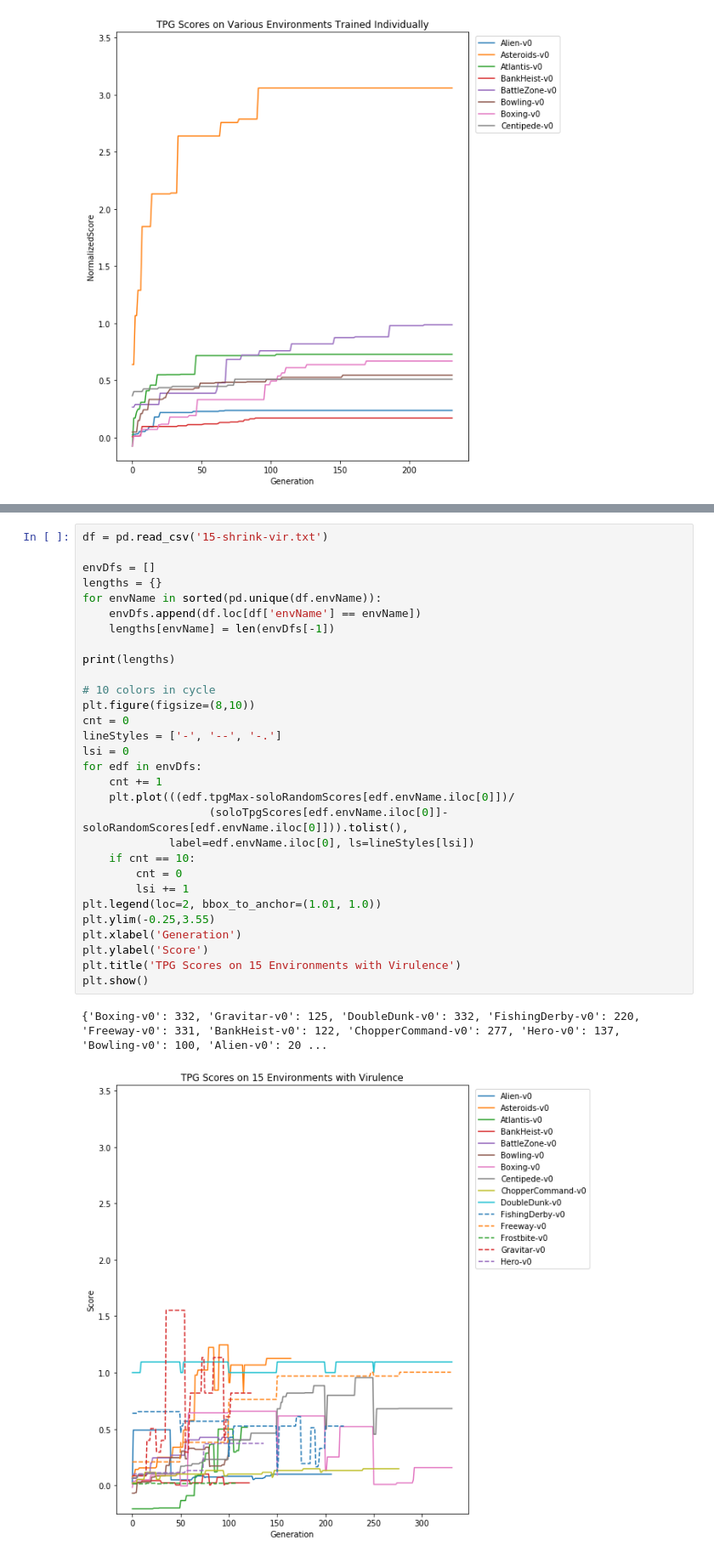
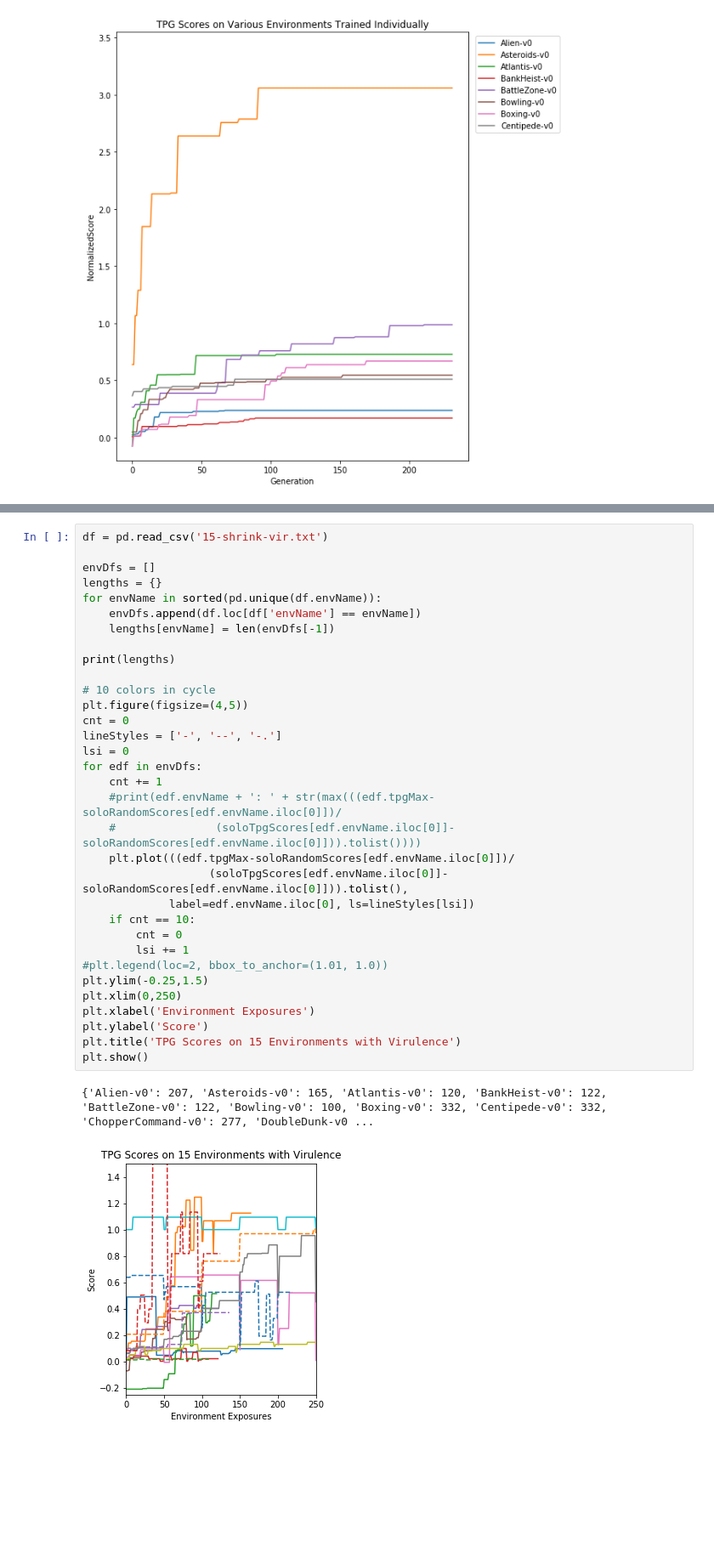
Before and after one commit to Ryan-Amaral/general-game-playing-tpg, a Jupyter notebook: game-scores/game-scores.ipynb, the cells around one changed output, grey strips where cells are left out. Shown at 85% size. Saved outputs shown, nothing was run; the diff lists cells and outputs as text; blank space fills up the shorter version.

```diff
--- a/game-scores/game-scores.ipynb
+++ b/game-scores/game-scores.ipynb
@@ -89,36 +94,39 @@ plt.show()
 # %%
 df = pd.read_csv('15-shrink-vir.txt')
 
 envDfs = []
 lengths = {}
 for envName in sorted(pd.unique(df.envName)):
     envDfs.append(df.loc[df['envName'] == envName])
     lengths[envName] = len(envDfs[-1])
 
 print(lengths)
 
 # 10 colors in cycle
-plt.figure(figsize=(8,10))
+plt.figure(figsize=(4,5))
 cnt = 0
 lineStyles = ['-', '--', '-.']
 lsi = 0
 for edf in envDfs:
     cnt += 1
+    #print(edf.envName + ': ' + str(max(((edf.tpgMax-soloRandomScores[edf.envName.iloc[0]])/
+    #               (soloTpgScores[edf.envName.iloc[0]]-soloRandomScores[edf.envName.iloc[0]])).tolist())))
     plt.plot(((edf.tpgMax-soloRandomScores[edf.envName.iloc[0]])/
                    (soloTpgScores[edf.envName.iloc[0]]-soloRandomScores[edf.envName.iloc[0]])).tolist(),
              label=edf.envName.iloc[0], ls=lineStyles[lsi])
     if cnt == 10:
         cnt = 0
         lsi += 1
-plt.legend(loc=2, bbox_to_anchor=(1.01, 1.0))
-plt.ylim(-0.25,3.55)
-plt.xlabel('Generation')
+#plt.legend(loc=2, bbox_to_anchor=(1.01, 1.0))
+plt.ylim(-0.25,1.5)
+plt.xlim(0,250)
+plt.xlabel('Environment Exposures')
 plt.ylabel('Score')
 plt.title('TPG Scores on 15 Environments with Virulence')
 plt.show()
 # %% [output]
-{'Boxing-v0': 332, 'Gravitar-v0': 125, 'DoubleDunk-v0': 332, 'FishingDerby-v0': 220, 'Freeway-v0': 331, 'BankHeist-v0': 122, 'ChopperCommand-v0': 277, 'Hero-v0': 137, 'Bowling-v0': 100, 'Alien-v0': 20 ...
+{'Alien-v0': 207, 'Asteroids-v0': 165, 'Atlantis-v0': 120, 'BankHeist-v0': 122, 'BattleZone-v0': 122, 'Bowling-v0': 100, 'Boxing-v0': 332, 'Centipede-v0': 332, 'ChopperCommand-v0': 277, 'DoubleDunk-v0 ...
-[figure, old version]
+[figure, new version]
 # %%
 df1 = pd.read_csv('15-shrink-novir.txt')
 df2 = pd.read_csv('15-shrink-vir.txt')
```
Also changed, not shown: parts of 2 cells of this notebook, 1 other file.
